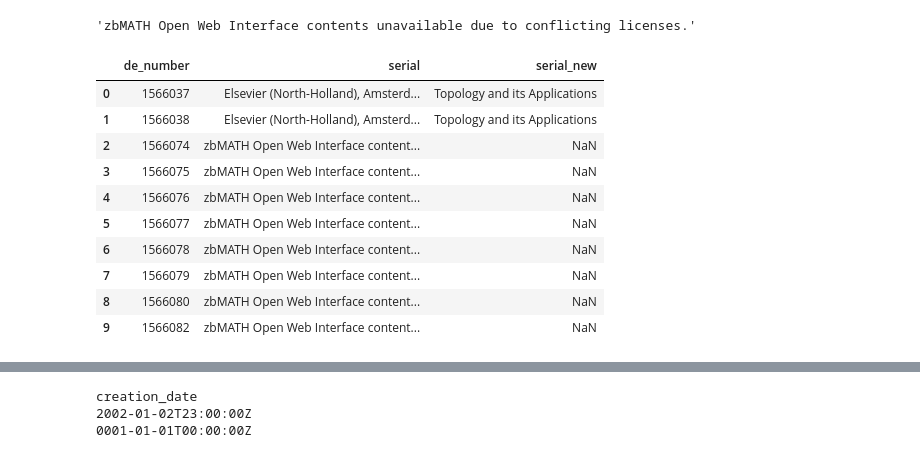
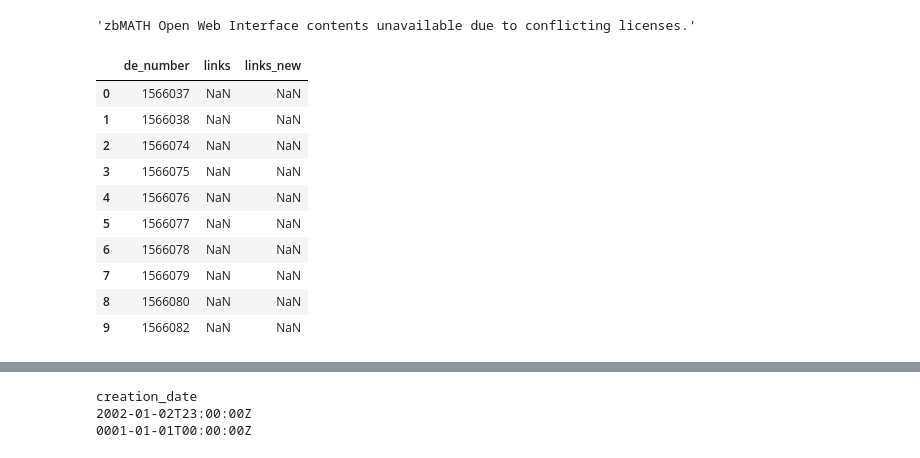
Before and after one commit to MaRDI4NFDI/docker-importer, a Jupyter notebook: mardi_importer/mardi_importer/zbmath/test.ipynb, the cells around one changed output, grey strips where cells are left out. Saved outputs shown, nothing was run; the diff lists cells and outputs as text; code cells hidden in the pictures.

```diff
--- a/mardi_importer/mardi_importer/zbmath/test.ipynb
+++ b/mardi_importer/mardi_importer/zbmath/test.ipynb
@@ -11,19 +9,19 @@ df.iloc[2].author
 # %% [output]
 'zbMATH Open Web Interface contents unavailable due to conflicting licenses.'
 # %%
-df[df.serial != df.serial_new][['de_number','serial', 'serial_new']]
+df[df.links != df.links_new][['de_number','links', 'links_new']]
 # %% [output]
-|  | de_number | serial | serial_new |
-| 0 | 1566037 | Elsevier (North-Holland), Amsterd... | Topology and its Applications |
-| 1 | 1566038 | Elsevier (North-Holland), Amsterd... | Topology and its Applications |
-| 2 | 1566074 | zbMATH Open Web Interface content... | NaN |
-| 3 | 1566075 | zbMATH Open Web Interface content... | NaN |
-| 4 | 1566076 | zbMATH Open Web Interface content... | NaN |
-| 5 | 1566077 | zbMATH Open Web Interface content... | NaN |
-| 6 | 1566078 | zbMATH Open Web Interface content... | NaN |
-| 7 | 1566079 | zbMATH Open Web Interface content... | NaN |
-| 8 | 1566080 | zbMATH Open Web Interface content... | NaN |
-| 9 | 1566082 | zbMATH Open Web Interface content... | NaN |
+|  | de_number | links | links_new |
+| 0 | 1566037 | NaN | NaN |
+| 1 | 1566038 | NaN | NaN |
+| 2 | 1566074 | NaN | NaN |
+| 3 | 1566075 | NaN | NaN |
+| 4 | 1566076 | NaN | NaN |
+| 5 | 1566077 | NaN | NaN |
+| 6 | 1566078 | NaN | NaN |
+| 7 | 1566079 | NaN | NaN |
+| 8 | 1566080 | NaN | NaN |
+| 9 | 1566082 | NaN | NaN |
 # %%
 list(df)
 # %% [output]
```
Also changed, not shown: parts of 2 cells of this notebook.
